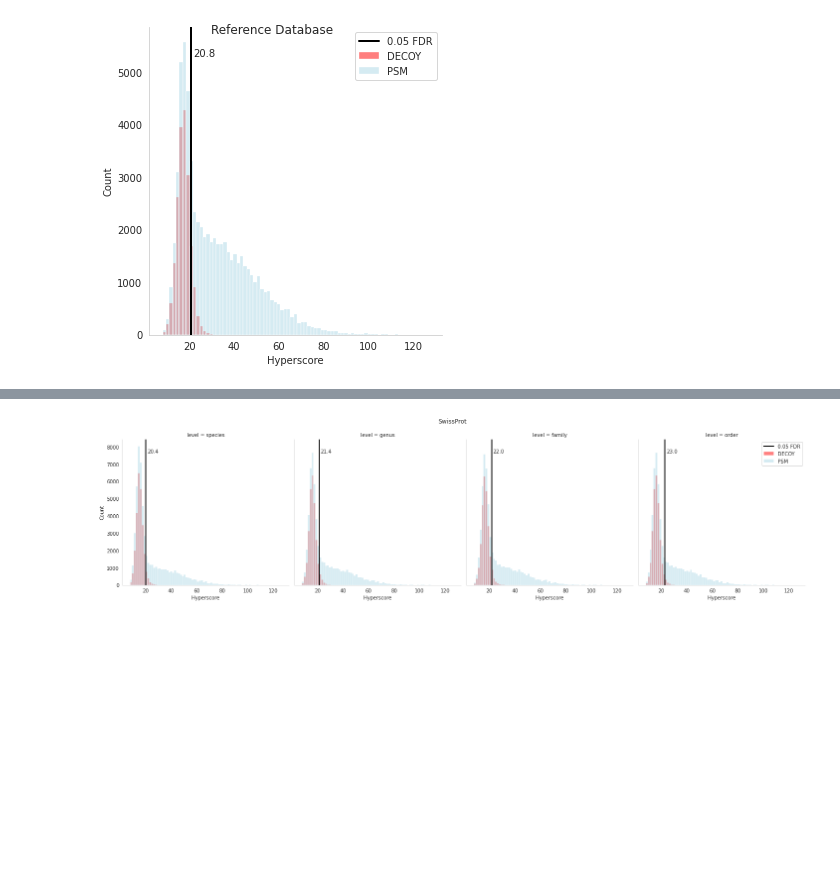
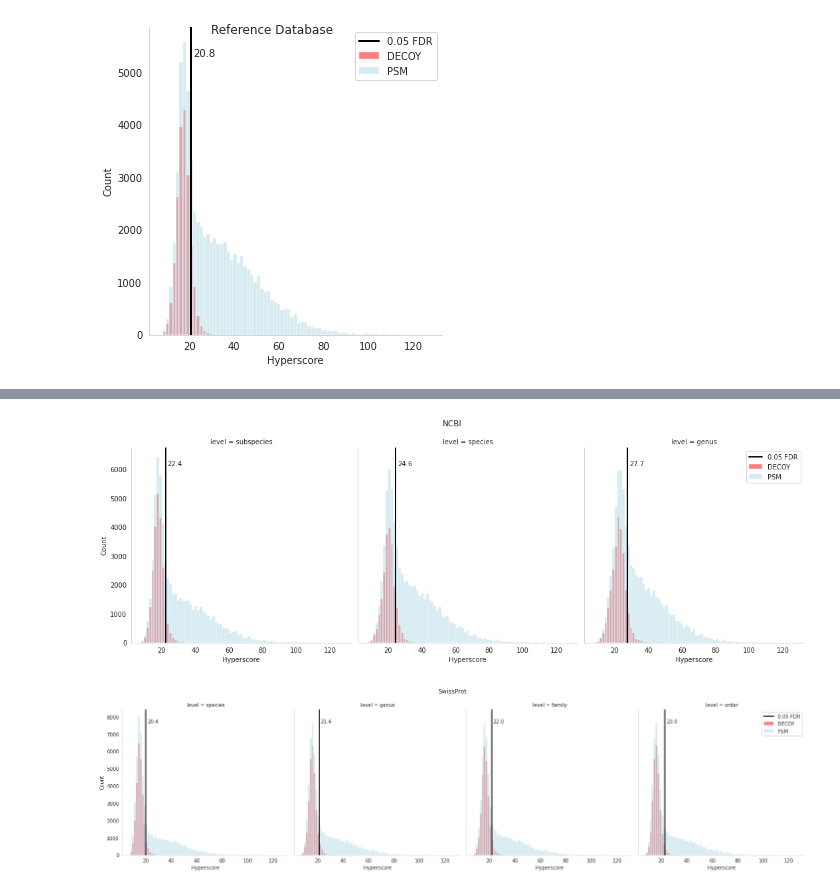
Before and after one commit to jschmacht/xtandem_result_analyzer, a Jupyter notebook: create_plots_final.ipynb, the cells around one changed output, grey strips where cells are left out. Saved outputs shown, nothing was run; the diff lists cells and outputs as text; code cells hidden in the pictures; blank space fills up the shorter version.

```diff
--- a/create_plots_final.ipynb
+++ b/create_plots_final.ipynb
@@ -347,8 +426,9 @@ swissprot_reduced_tsv_genus_df = ReferenceWriter.read_csv_with_generic_function(
 swissprot_reduced_tsv_family_df = ReferenceWriter.read_csv_with_generic_function(swissprot_reduced_tsv['family'], ['Hyperscore', 'decoy', 'taxID'])
 swissprot_reduced_tsv_order_df = ReferenceWriter.read_csv_with_generic_function(swissprot_reduced_tsv['order'], ['Hyperscore', 'decoy', 'taxID'])
 # %%
-ncbi_reduced_tsv_subspecies_df = ReferenceWriter.read_csv_with_generic_function(ncbi_reduced_tsv['subspecies'],['Protein', 'Hyperscore', 'decoy', 'taxID'])
-ncbi_reduced_tsv_species_df = ReferenceWriter.read_csv_with_generic_function(ncbi_reduced_tsv['species'],['Protein', 'Hyperscore', 'decoy', 'taxID'])
+ncbi_reduced_tsv_subspecies_df = ReferenceWriter.read_csv_with_generic_function(ncbi_reduced_tsv['subspecies'],['Hyperscore', 'decoy', 'taxID'])
+print('subspecies df loaded')
+ncbi_reduced_tsv_species_df = ReferenceWriter.read_csv_with_generic_function(ncbi_reduced_tsv['species'],['Hyperscore', 'decoy', 'taxID'])
+print('species df loaded')
 ncbi_reduced_tsv_genus_df = ReferenceWriter.read_csv_with_generic_function(ncbi_reduced_tsv['genus'], ['Hyperscore', 'decoy', 'taxID'])
-
-# ReferenceWriter.read_csv_with_generic_function(uniprot_nr_species_tsv_with_wrong_error,['Protein', 'Hyperscore', 'decoy'])
+print('genus df loaded')
@@ -479,6 +472,8 @@ create_histograms_in_columns_per_db(df_uniprot, border_list_uniprot, output, 'Un
 # %%
-output = f'/home/jules/Documents/Tax2Proteome/benchmarking/plots/histogramms/histogramm_psm_decoy_ncbi.svg'
+output = f'/home/jules/Documents/Tax2Proteome/benchmarking/plots/histogramms/histogramm_psm_decoy_ncbi_with_subspecies.svg'
 create_histograms_in_columns_per_db(df_ncbi, border_list_ncbi, output, 'NCBI')
+# %% [output]
+[figure, added]
 # %%
 output = f'/home/jules/Documents/Tax2Proteome/benchmarking/plots/histogramms/histogramm_psm_decoy_swissprot.svg'
 create_histograms_in_columns_per_db(df_swissprot, border_list_swissprot, output, 'SwissProt')
```
Also changed, not shown: parts of 20 cells of this notebook, 7 other files.
